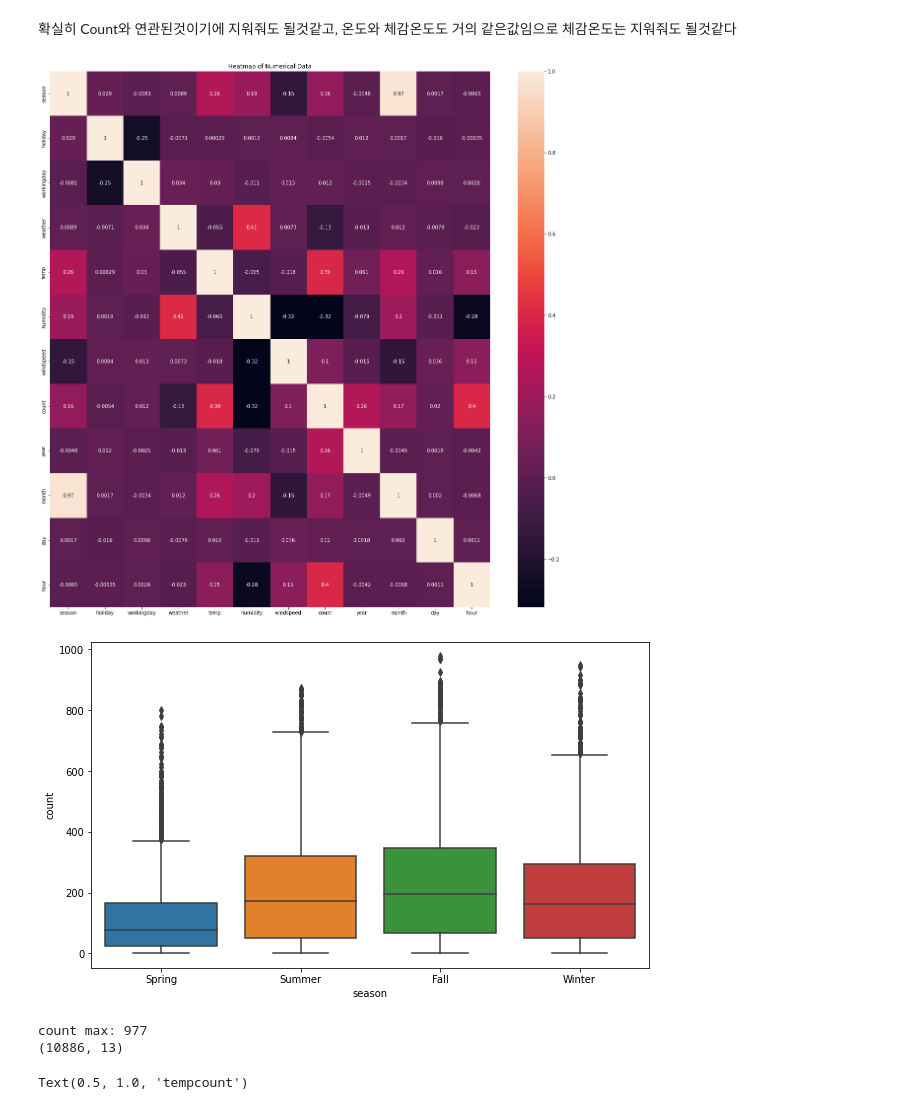
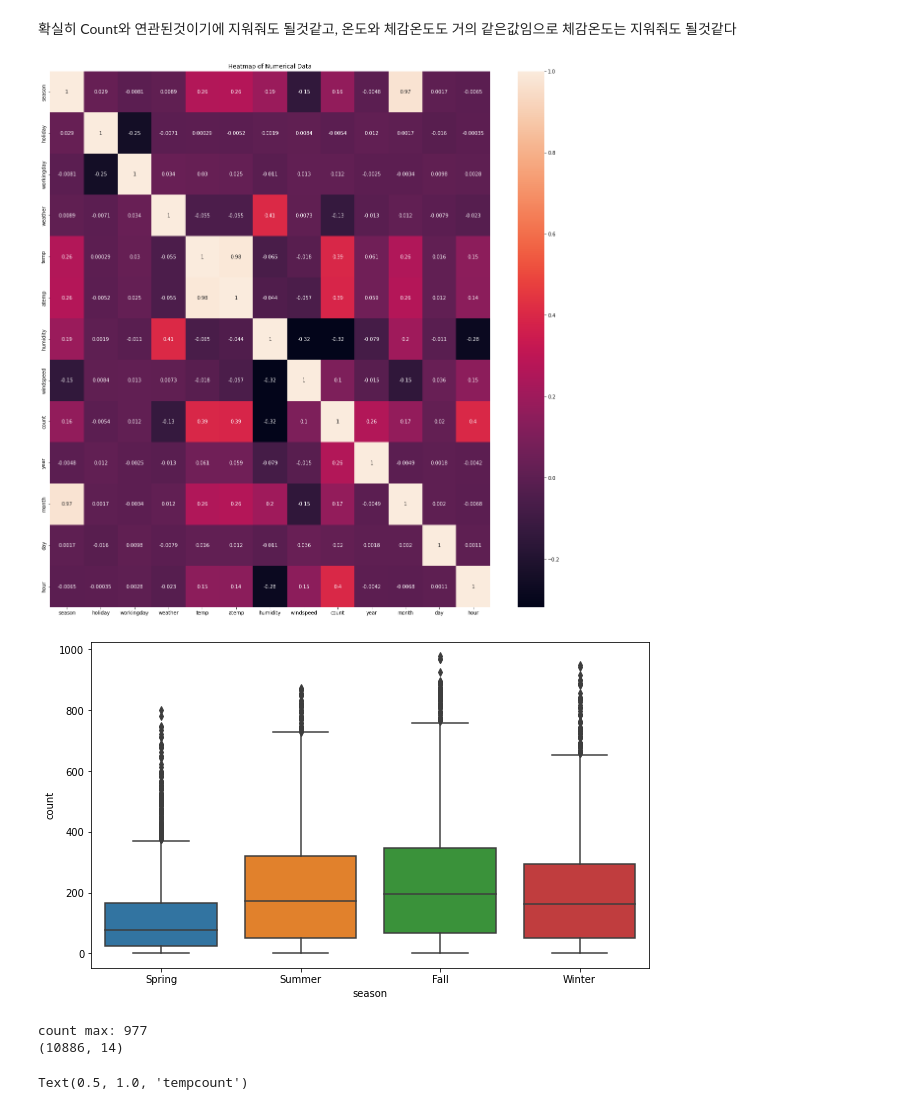
Before and after one commit to 2exponentiation10/aiffel, a Jupyter notebook: bike.ipynb, the cells around one changed output. Drawn from its saved outputs; the diff is of its cells as text; code cells hidden in the pictures.

```diff
--- a/bike.ipynb
+++ b/bike.ipynb
@@ -111,17 +111,17 @@ ax.set(title='Heatmap of Numerical Data');
 # %% [markdown]
 확실히 Count와 연관된것이기에 지워줘도 될것같고, 온도와 체감온도도 거의 같은값임으로 체감온도는 지워줘도 될것같다
 # %%
-drop_features = ['casual', 'registered', 'atemp']
+drop_features = ['casual', 'registered']
 train = train.drop(drop_features, axis=1)
 
 
 corrMat = train.corr()
 fig, ax = plt.subplots()
 fig.set_size_inches(20, 20)
 sns.heatmap(corrMat, annot=True)
 ax.set(title='Heatmap of Numerical Data');
 # %% [output]
-[figure, old version]
+[figure, new version]
 # %%
 plt.figure(figsize=(10, 6))
 sns.boxplot(x="season", y="count", data=train)
@@ -138,7 +138,7 @@ print(train.shape)
 # %% [output]
 [figure]
 count max: 977
-(10886, 13)
+(10886, 14)
 # %%
 sns.scatterplot(x="temp", y="count", data=train)
 sns.regplot(x="temp", y="count", data=train, scatter=False, line_kws={"color":"red"})
```
Also changed, not shown: parts of 8 cells of this notebook.
